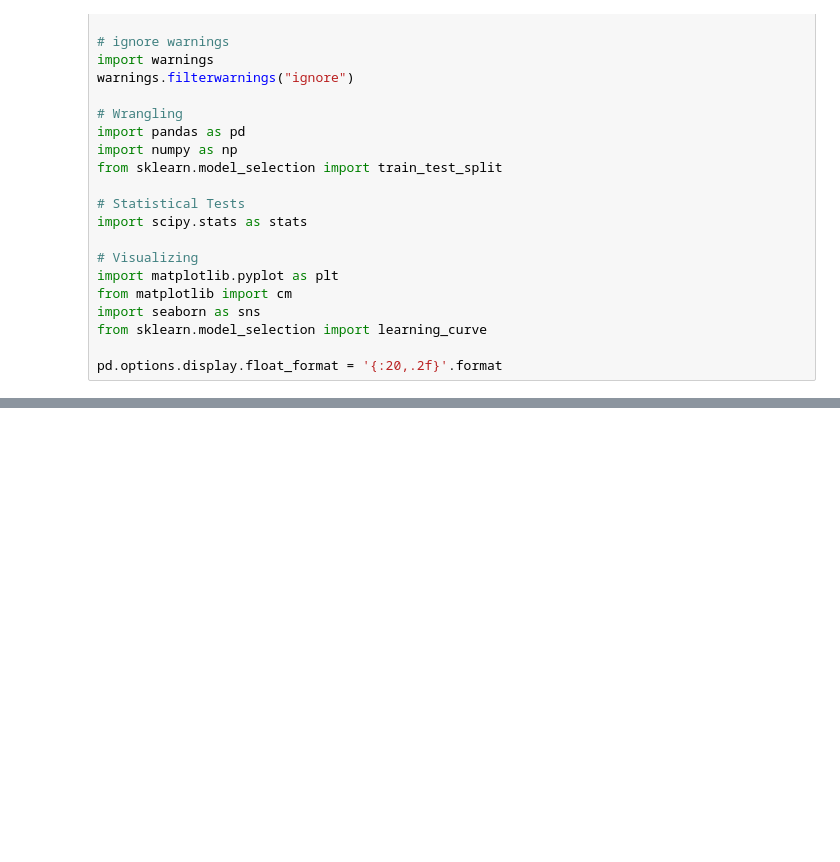
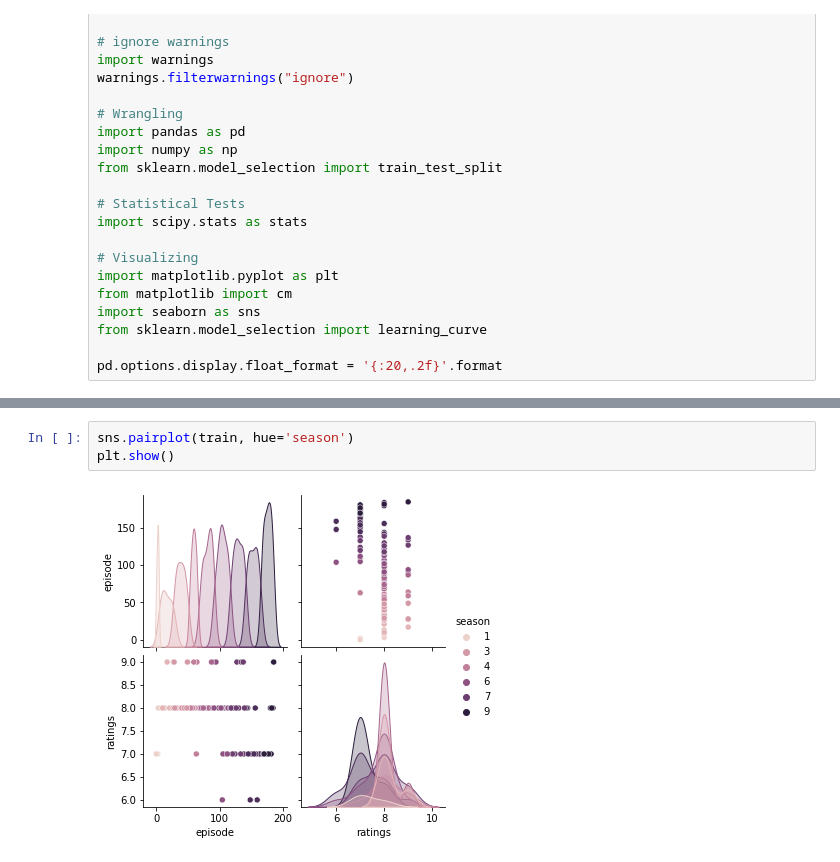
Before and after one commit to jamesallen0351/the_office, a Jupyter notebook: office_scratchpad.ipynb, the cells around one changed output, grey strips where cells are left out. Drawn from its saved outputs; the diff is of its cells as text; blank space fills up the shorter version.

```diff
--- a/office_scratchpad.ipynb
+++ b/office_scratchpad.ipynb
@@ -456,0 +444,5 @@ plt.show()
+# %%
+sns.pairplot(train, hue='season')
+plt.show()
+# %% [output]
+[figure, added]
```
Also changed, not shown: parts of 58 cells of this notebook.
